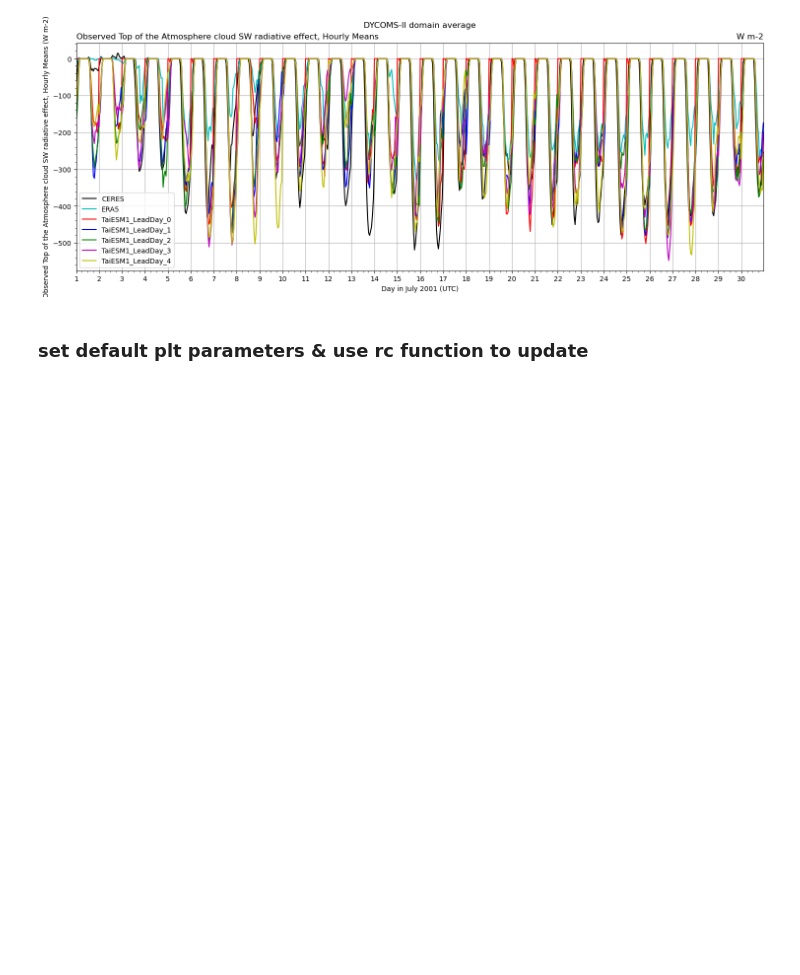
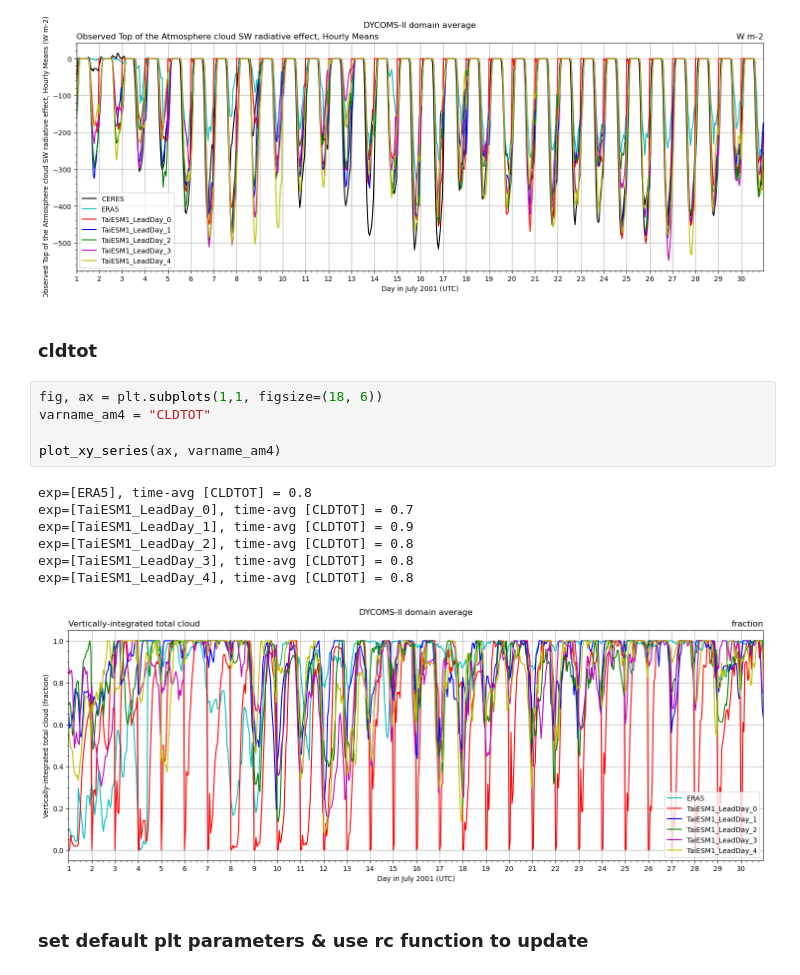
Before and after one commit to yihsuanchen/TaiESM1_Sc_diag, a Jupyter notebook: hindcast/plot/fig02_plot-xy_series_SWCRE_LWP.ipynb, the cells around one changed output. Cells and saved outputs as stored; diff of their text form; blank space fills up the shorter version.

```diff
--- a/hindcast/plot/fig02_plot-xy_series_SWCRE_LWP.ipynb
+++ b/hindcast/plot/fig02_plot-xy_series_SWCRE_LWP.ipynb
@@ -540,6 +546,21 @@ exp=[TaiESM1_LeadDay_2], time-avg [swcre_toa] = -117.0
 exp=[TaiESM1_LeadDay_3], time-avg [swcre_toa] = -111.2
 exp=[TaiESM1_LeadDay_4], time-avg [swcre_toa] = -122.1
 [figure]
+# %% [markdown]
+### cldtot
+# %%
+fig, ax = plt.subplots(1,1, figsize=(18, 6))
+varname_am4 = "CLDTOT"
+
+plot_xy_series(ax, varname_am4)
+# %% [output]
+exp=[ERA5], time-avg [CLDTOT] = 0.8
+exp=[TaiESM1_LeadDay_0], time-avg [CLDTOT] = 0.7
+exp=[TaiESM1_LeadDay_1], time-avg [CLDTOT] = 0.9
+exp=[TaiESM1_LeadDay_2], time-avg [CLDTOT] = 0.8
+exp=[TaiESM1_LeadDay_3], time-avg [CLDTOT] = 0.8
+exp=[TaiESM1_LeadDay_4], time-avg [CLDTOT] = 0.8
+[figure, added]
 # %% [markdown]
 ### set default plt parameters & use rc function to update
 # %%
```
Also changed, not shown: parts of 4 cells of this notebook.
